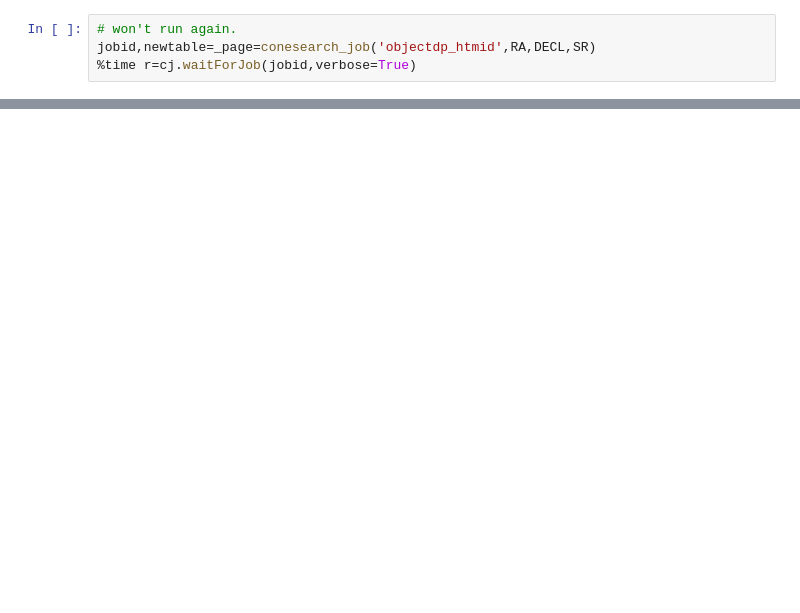
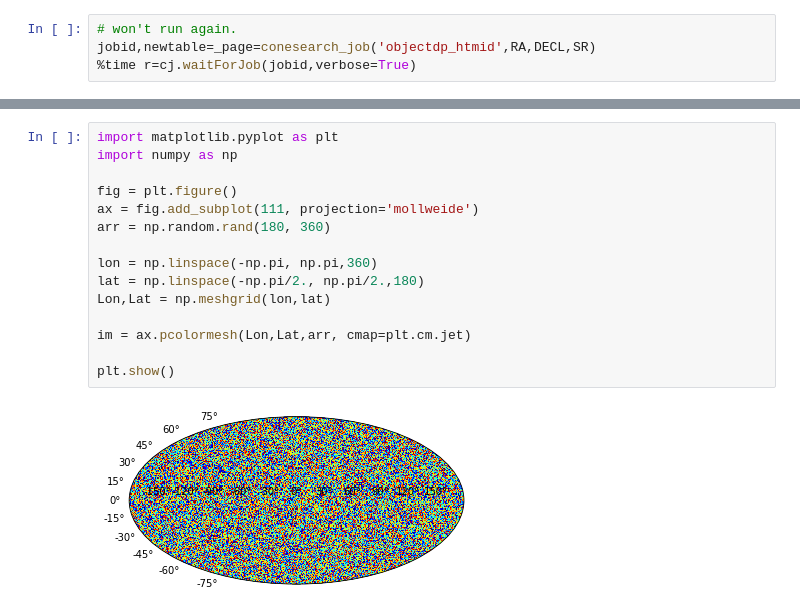
Before and after one commit to idies/jhu-lsst, a Jupyter notebook: test_queries/aris/4UC/Object cone-search.ipynb, the cells around one changed output, grey strips where cells are left out. Drawn from its saved outputs; the diff is of its cells as text; blank space fills up the shorter version.

Commit message:
fixed plotting, removing bad triangles. Plot using Healpix as well

```diff
--- a/test_queries/aris/4UC/Object cone-search.ipynb
+++ b/test_queries/aris/4UC/Object cone-search.ipynb
@@ -85,0 +109,17 @@ TBD
+# %%
+import matplotlib.pyplot as plt
+import numpy as np
+
+fig = plt.figure()
+ax = fig.add_subplot(111, projection='mollweide')
+arr = np.random.rand(180, 360)
+
+lon = np.linspace(-np.pi, np.pi,360)
+lat = np.linspace(-np.pi/2., np.pi/2.,180)
+Lon,Lat = np.meshgrid(lon,lat)
+
+im = ax.pcolormesh(Lon,Lat,arr, cmap=plt.cm.jet)
+
+plt.show()
+# %% [output]
+[figure, added]
```
Also changed, not shown: parts of 7 cells of this notebook, 1 other file.
